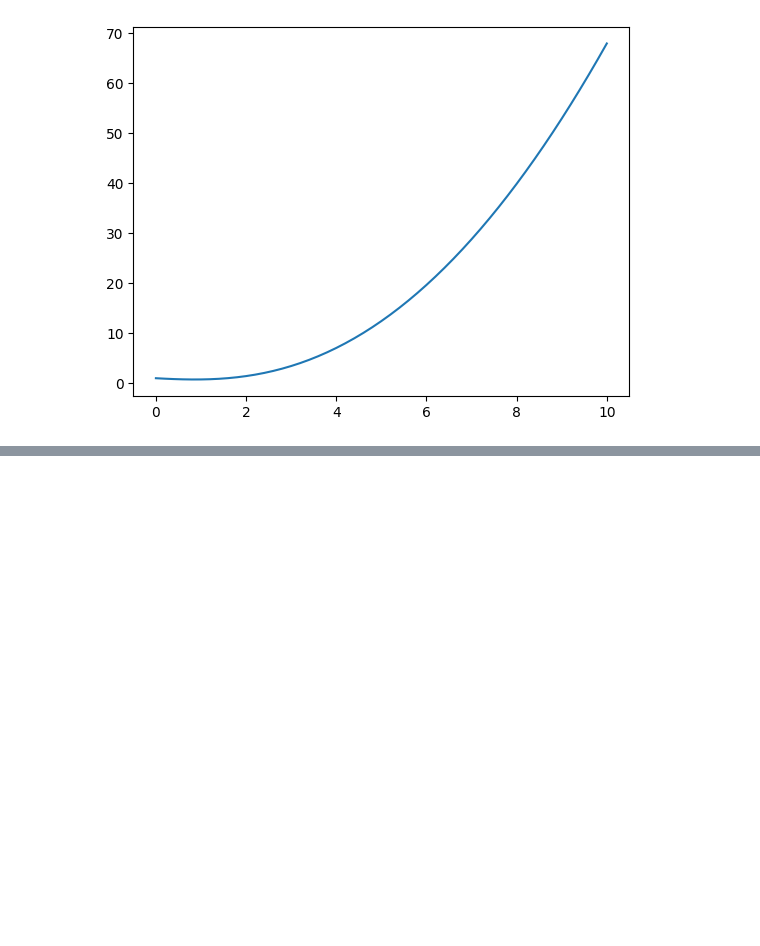
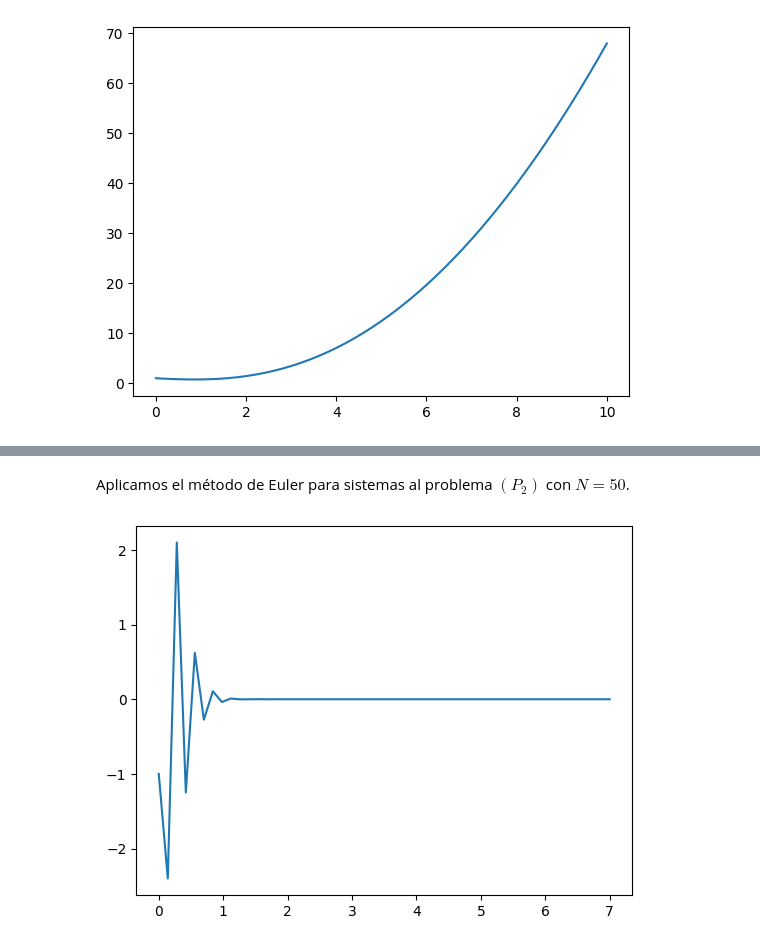
Before and after one commit to DanielSevillano/matematicas-python, a Jupyter notebook: Resolución numérica de problemas de valor inicial.ipynb, the cells around one changed output, grey strips where cells are left out. Saved outputs shown, nothing was run; the diff lists cells and outputs as text; code cells hidden in the pictures; blank space fills up the shorter version.

Commit message:
Nuevos métodos de problemas de valor inicial.

```diff
--- a/Resolución numérica de problemas de valor inicial.ipynb
+++ b/Resolución numérica de problemas de valor inicial.ipynb
@@ -20,5 +38,9 @@ y(0) = 1.
 # %%
 def f(t, y):
     return (1/2)*(t**2 - y)
+
+def g(t, z):
+    x, y = z[0], z[1]
+    return array([y, -101*x - 20*y])
 # %% [markdown]
 ## Método de Euler
@@ -259,0 +303,21 @@ show()
+# %%
+def euler_sistema(a, b, f, N, z0):
+    h = (b-a)/N
+    t = zeros(N+1)
+    z = zeros((len(z0), N+1))
+    t[0] = a
+    z[:, 0] = z0
+
+    for k in range(N):
+        t[k+1] = t[k] + h
+        z[:, k+1] = z[:, k] + h*f(t[k], z[:, k])
+
+    return (t, z)
+# %% [markdown]
+Aplicamos el método de Euler para sistemas al problema $(P_2)$ con $N = 50$.
+# %%
+(t, z) = euler_sistema(0, 7, g, 50, array([-1, -10]))
+plot(t, z[0])
+show()
+# %% [output]
+[figure, added]
```
Also changed, not shown: parts of 28 cells of this notebook, 1 other file.
